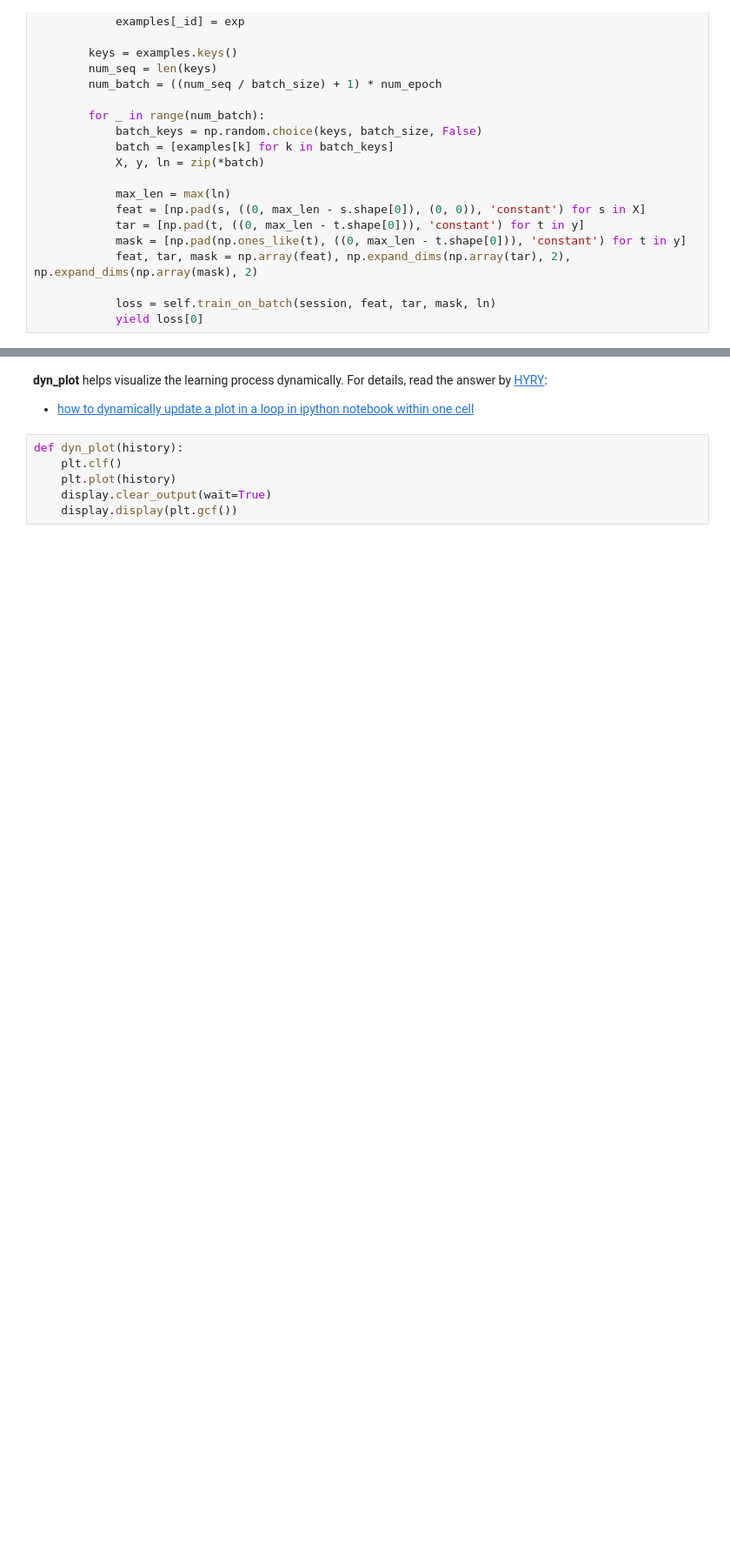
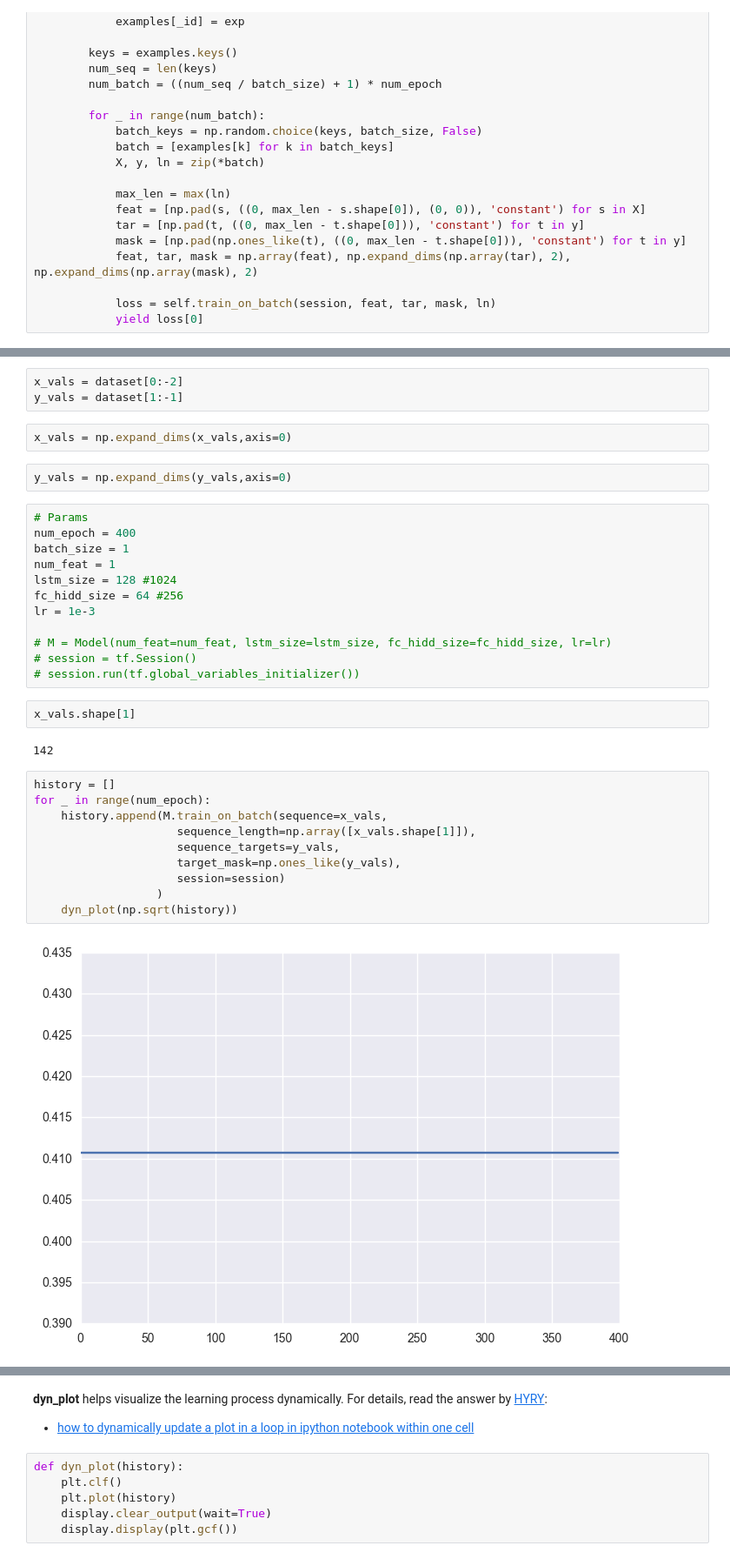
Before and after one commit to xuezhizeng/two-sigma-kaggle, a Jupyter notebook: two_sigma.ipynb, the cells around one changed output, grey strips where cells are left out. Shown: that part at 87% size. Saved outputs shown, nothing was run; the diff lists cells and outputs as text; blank space fills up the shorter version.

```diff
--- a/two_sigma.ipynb
+++ b/two_sigma.ipynb
@@ -200,0 +250,35 @@ class Model:
+# %%
+x_vals = dataset[0:-2]
+y_vals = dataset[1:-1]
+# %%
+x_vals = np.expand_dims(x_vals,axis=0)
+# %%
+y_vals = np.expand_dims(y_vals,axis=0)
+# %%
+# Params
+num_epoch = 400
+batch_size = 1
+num_feat = 1
+lstm_size = 128 #1024
+fc_hidd_size = 64 #256
+lr = 1e-3
+
+# M = Model(num_feat=num_feat, lstm_size=lstm_size, fc_hidd_size=fc_hidd_size, lr=lr)
+# session = tf.Session()
+# session.run(tf.global_variables_initializer())
+# %%
+x_vals.shape[1]
+# %% [output]
+142
+# %%
+history = []
+for _ in range(num_epoch):
+    history.append(M.train_on_batch(sequence=x_vals,
+                     sequence_length=np.array([x_vals.shape[1]]),
+                     sequence_targets=y_vals,
+                     target_mask=np.ones_like(y_vals),
+                     session=session)
+                  )
+    dyn_plot(np.sqrt(history))
+# %% [output]
+[figure, added]
```
Also changed, not shown: parts of 16 cells of this notebook.
